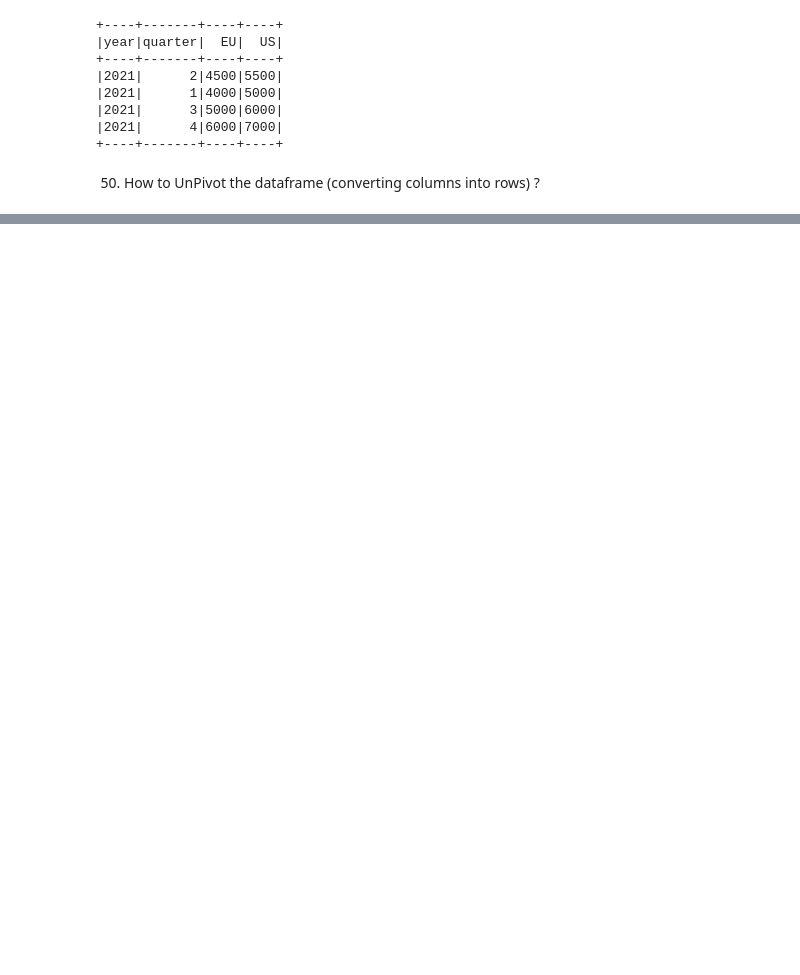
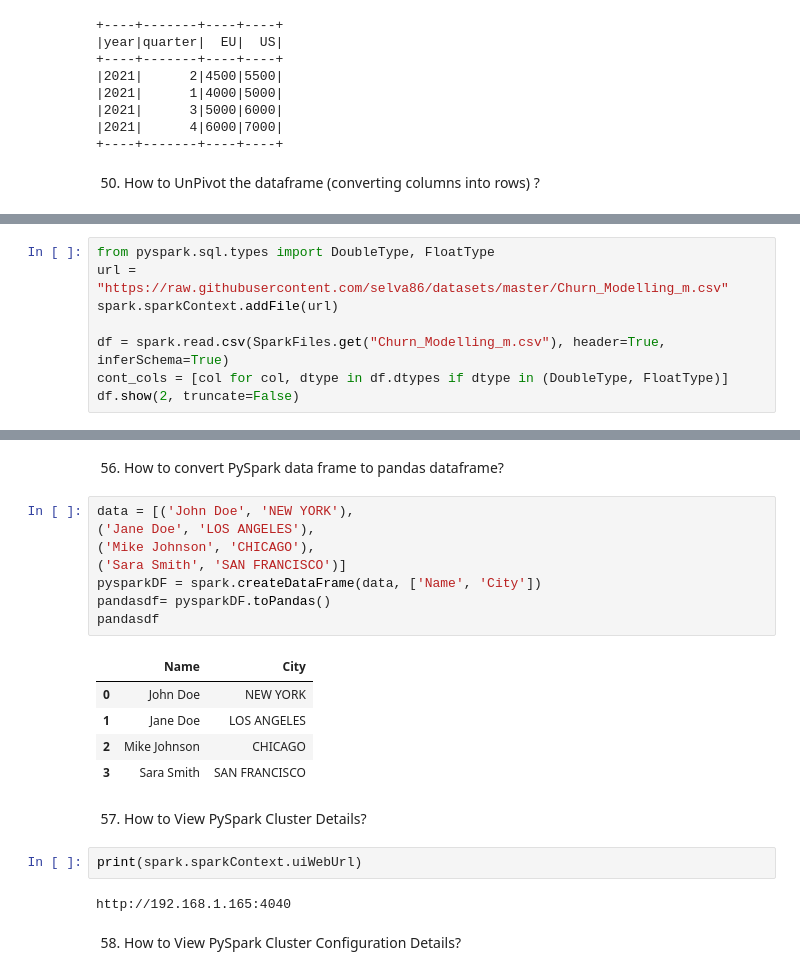
Before and after one commit to itskvhere/Task1, a Jupyter notebook: Pyspark/pysparkex.ipynb, the cells around one changed output, grey strips where cells are left out. Cells and saved outputs as stored; diff of their text form; blank space fills up the shorter version.

```diff
--- a/Pyspark/pysparkex.ipynb
+++ b/Pyspark/pysparkex.ipynb
@@ -1262,0 +1284,8 @@ org.apache.spark.SparkException: Exception thrown in awaitResult:
+# %%
+from pyspark.sql.types import DoubleType, FloatType
+url = "https://raw.githubusercontent.com/selva86/datasets/master/Churn_Modelling_m.csv"
+spark.sparkContext.addFile(url)
+
+df = spark.read.csv(SparkFiles.get("Churn_Modelling_m.csv"), header=True, inferSchema=True)
+cont_cols = [col for col, dtype in df.dtypes if dtype in (DoubleType, FloatType)]
+df.show(2, truncate=False)
@@ -1262,0 +1335,24 @@ org.apache.spark.SparkException: Exception thrown in awaitResult:
+# %% [markdown]
+56. How to convert PySpark data frame to pandas dataframe?
+# %%
+data = [('John Doe', 'NEW YORK'),
+('Jane Doe', 'LOS ANGELES'),
+('Mike Johnson', 'CHICAGO'),
+('Sara Smith', 'SAN FRANCISCO')]
+pysparkDF = spark.createDataFrame(data, ['Name', 'City'])
+pandasdf= pysparkDF.toPandas()
+pandasdf
+# %% [output]
+|  | Name | City |
+| 0 | John Doe | NEW YORK |
+| 1 | Jane Doe | LOS ANGELES |
+| 2 | Mike Johnson | CHICAGO |
+| 3 | Sara Smith | SAN FRANCISCO |
+# %% [markdown]
+57. How to View PySpark Cluster Details?
+# %%
+print(spark.sparkContext.uiWebUrl)
+# %% [output]
+http://192.168.1.165:4040
+# %% [markdown]
+58. How to View PySpark Cluster Configuration Details?
```
Also changed, not shown: parts of 34 cells of this notebook.
